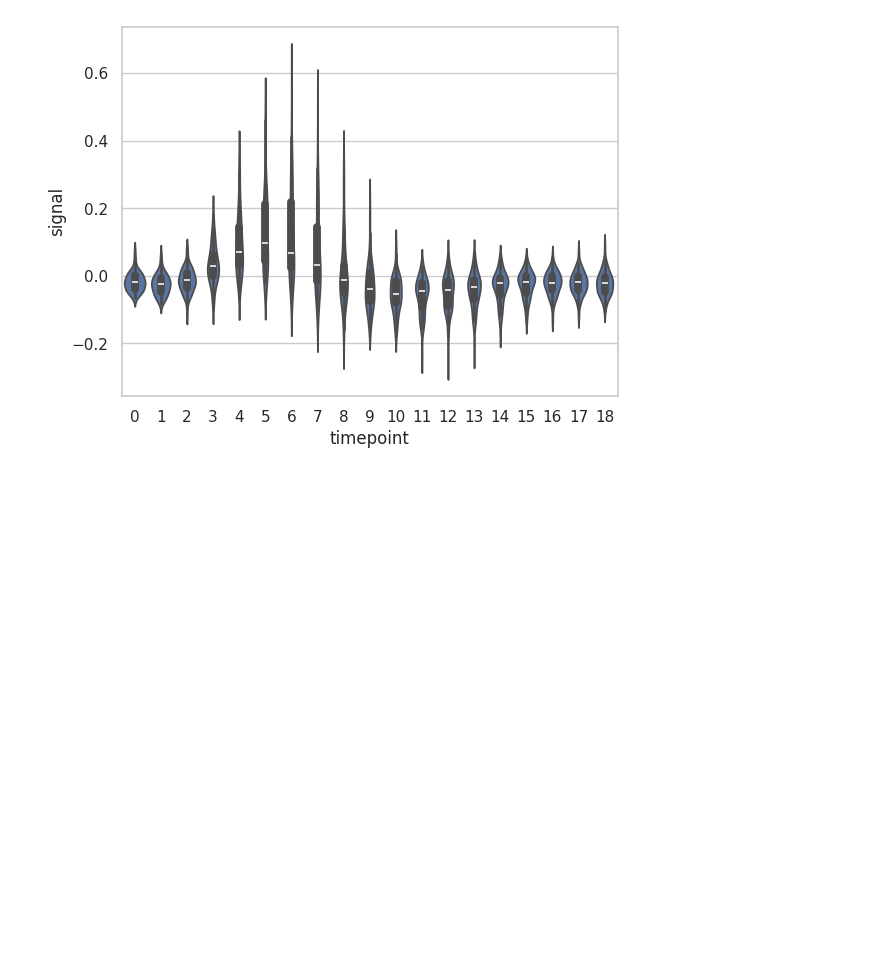
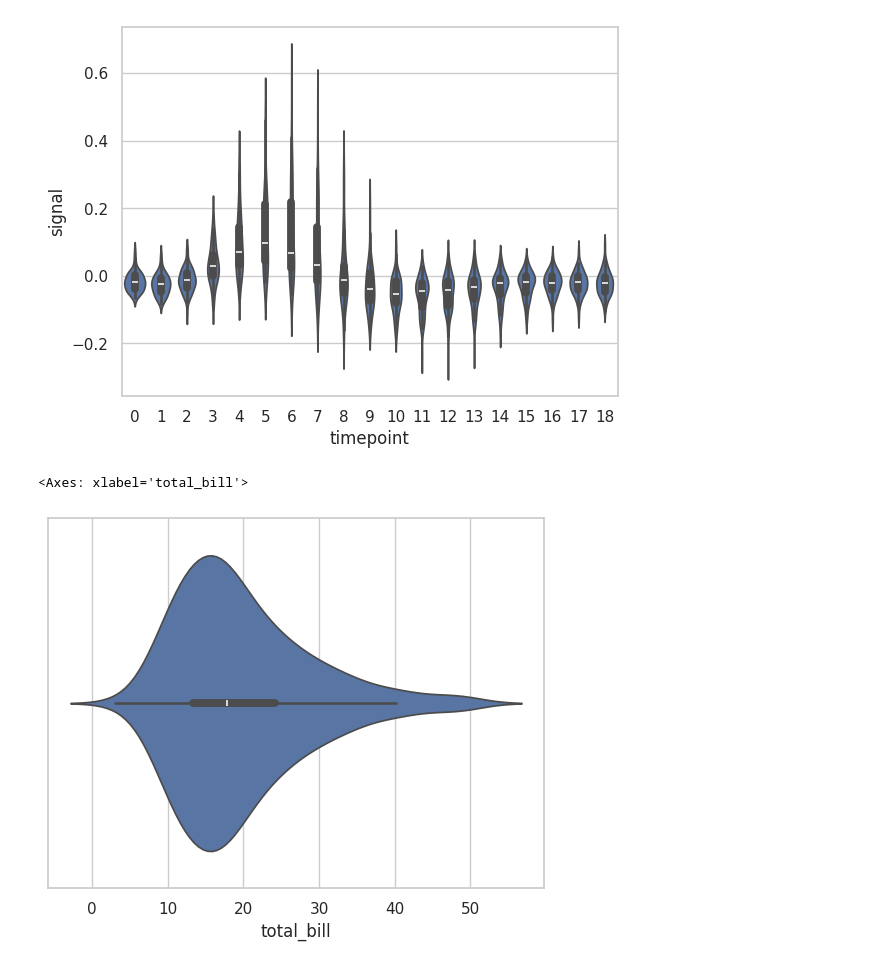
Before and after one commit to manto187/Python, a Jupyter notebook: seaborn_week/categorical_plots/violin_plot.ipynb, the cells around one changed output. Saved outputs shown, nothing was run; the diff lists cells and outputs as text; code cells hidden in the pictures; blank space fills up the shorter version.

Commit message:
draw a single horizantal swarm plot using one axis

```diff
--- a/seaborn_week/categorical_plots/violin_plot.ipynb
+++ b/seaborn_week/categorical_plots/violin_plot.ipynb
@@ -13,3 +13,10 @@ seaborn.violinplot(x="timepoint",
 # %% [output]
 <Axes: xlabel='timepoint', ylabel='signal'>
 [figure]
+# %%
+tips = seaborn.load_dataset("tips")
+# %%
+seaborn.violinplot(x=tips["total_bill"])
+# %% [output]
+<Axes: xlabel='total_bill'>
+[figure, added]
```
